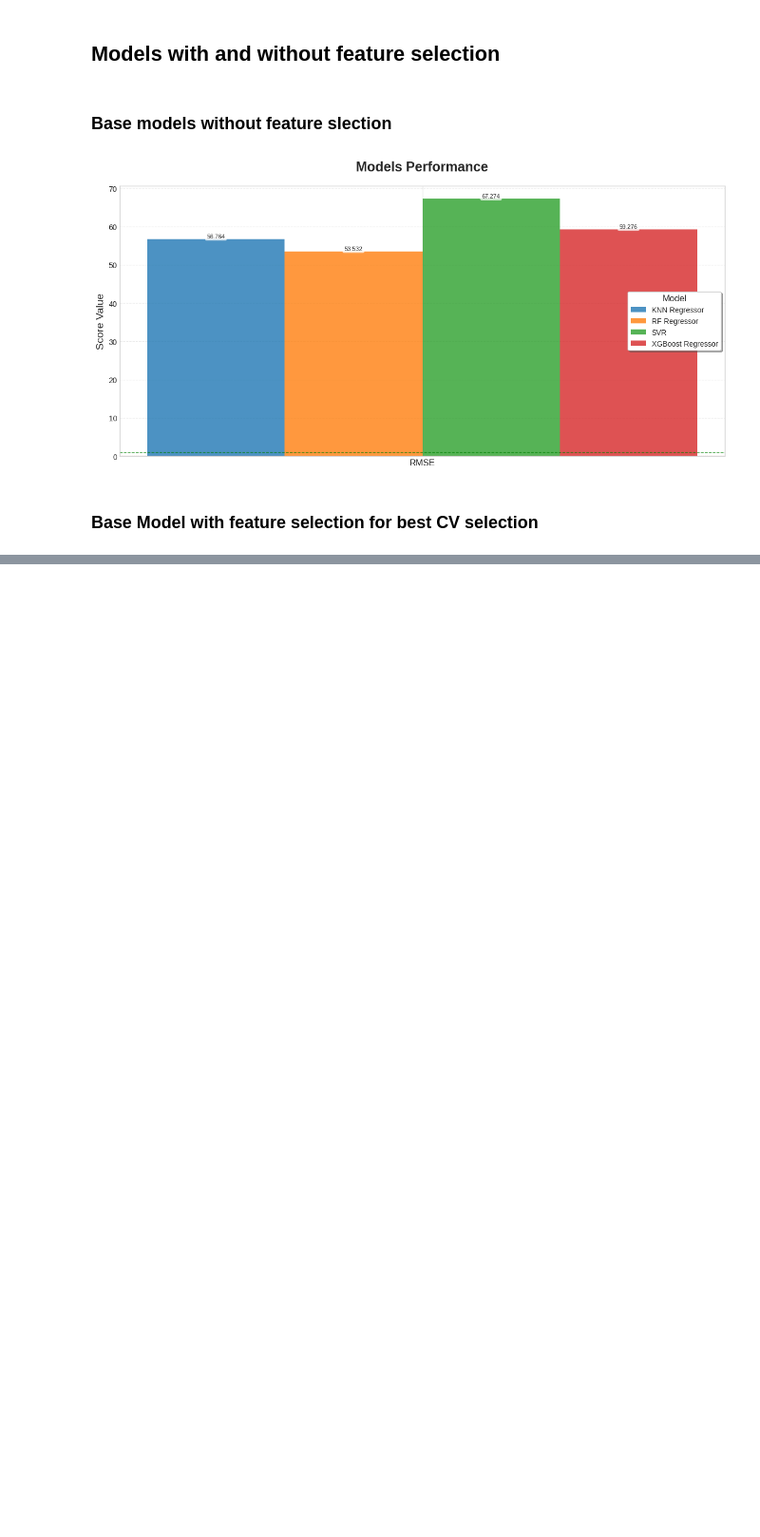
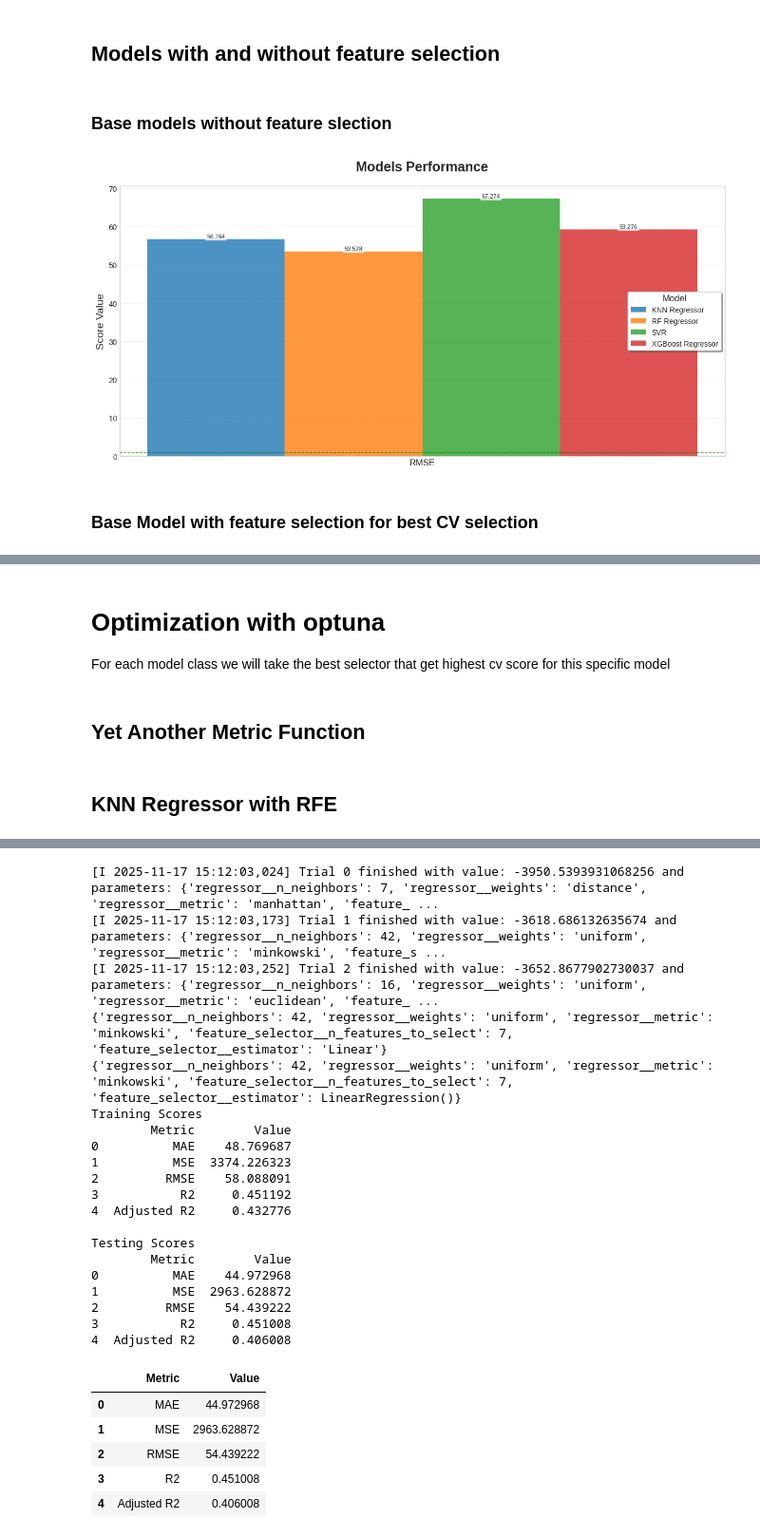
Before and after one commit to xXKeNdAmAmAsTeRXx/Machine-Learning-Tasks, a Jupyter notebook: Model_Selection_and_Regularization/Regression - Diabetes Dataset.ipynb, the cells around one changed output, grey strips where cells are left out. Shown at 95% size. Drawn from its saved outputs; the diff is of its cells as text; code cells hidden in the pictures; blank space fills up the shorter version.

```diff
--- a/Model_Selection_and_Regularization/Regression - Diabetes Dataset.ipynb
+++ b/Model_Selection_and_Regularization/Regression - Diabetes Dataset.ipynb
@@ -465,0 +466,5 @@ plot_meterics(selected_predictor_scores, metrics_to_plot=["RMSE"])
+# %% [markdown]
+# Optimization with optuna
+For each model class we will take the best selector that get highest cv score for this specific model
+# %% [markdown]
+## Yet Another Metric Function
@@ -465,0 +509,23 @@ plot_meterics(selected_predictor_scores, metrics_to_plot=["RMSE"])
+# %% [markdown]
+## KNN Regressor with RFE
+# %%
+def objective_KNN(trail):
+
+    n_neighbors = trail.suggest_int("regressor__n_neighbors", 1, 80)
+    weights = trail.suggest_categorical('regressor__weights', ['uniform', 'distance'])
+    metric  = trail.suggest_categorical('regressor__metric', ['manhattan', 'euclidean','minkowski'])
+    n_steps_to_select = trail.suggest_int("feature_selector__n_features_to_select", 1, 10)
+    estimator_name = trail.suggest_categorical('feature_selector__estimator', ['Linear', 'Lasso'])
+    estimator = LinearRegression() if estimator_name=='Linear' else Lasso()
+
+
+    pipe = Pipeline([('feature_selector', RFE(estimator=estimator, n_features_to_select=n_steps_to_select)), ('regressor', KNeighborsRegressor(n_neighbors=n_neighbors, weights=weights, metric=metric))])
+    pipe.fit(x_train, y_train)
+    cv = KFold(n_splits=5, shuffle=True, random_state=42)
+    score = cross_val_score(pipe, x_train, y_train, cv=cv, scoring= 'neg_mean_squared_error').mean()
+
+    return score
+
+
+optimize_train_and_judge(RFE,KNeighborsRegressor,objective_KNN, trails=3 )
+# %% [output]
@@ -465,0 +533,26 @@ plot_meterics(selected_predictor_scores, metrics_to_plot=["RMSE"])
+[I 2025-11-17 15:12:03,024] Trial 0 finished with value: -3950.5393931068256 and parameters: {'regressor__n_neighbors': 7, 'regressor__weights': 'distance', 'regressor__metric': 'manhattan', 'feature_ ...
+[I 2025-11-17 15:12:03,173] Trial 1 finished with value: -3618.686132635674 and parameters: {'regressor__n_neighbors': 42, 'regressor__weights': 'uniform', 'regressor__metric': 'minkowski', 'feature_s ...
+[I 2025-11-17 15:12:03,252] Trial 2 finished with value: -3652.8677902730037 and parameters: {'regressor__n_neighbors': 16, 'regressor__weights': 'uniform', 'regressor__metric': 'euclidean', 'feature_ ...
+{'regressor__n_neighbors': 42, 'regressor__weights': 'uniform', 'regressor__metric': 'minkowski', 'feature_selector__n_features_to_select': 7, 'feature_selector__estimator': 'Linear'}
+{'regressor__n_neighbors': 42, 'regressor__weights': 'uniform', 'regressor__metric': 'minkowski', 'feature_selector__n_features_to_select': 7, 'feature_selector__estimator': LinearRegression()}
+Training Scores
+        Metric        Value
+0          MAE    48.769687
+1          MSE  3374.226323
+2         RMSE    58.088091
+3           R2     0.451192
+4  Adjusted R2     0.432776
+
+Testing Scores
+        Metric        Value
+0          MAE    44.972968
+1          MSE  2963.628872
+2         RMSE    54.439222
+3           R2     0.451008
+4  Adjusted R2     0.406008
+|  | Metric | Value |
+| 0 | MAE | 44.972968 |
+| 1 | MSE | 2963.628872 |
+| 2 | RMSE | 54.439222 |
+| 3 | R2 | 0.451008 |
+| 4 | Adjusted R2 | 0.406008 |
```
Also changed, not shown: parts of 3 cells of this notebook.
